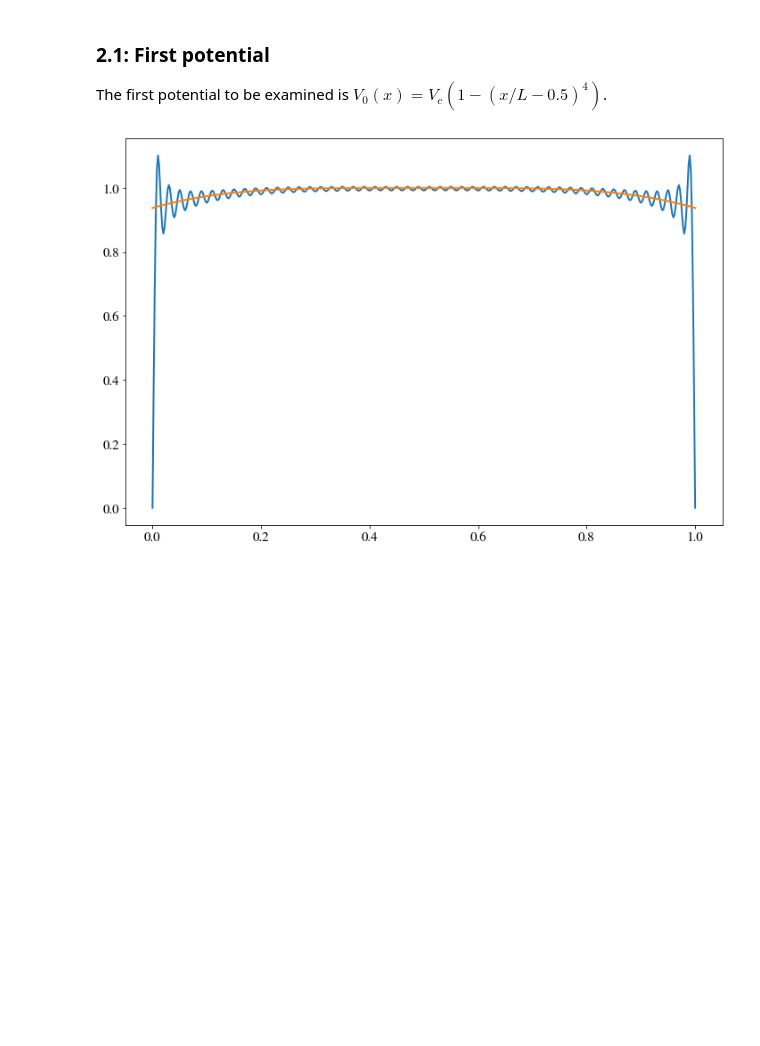
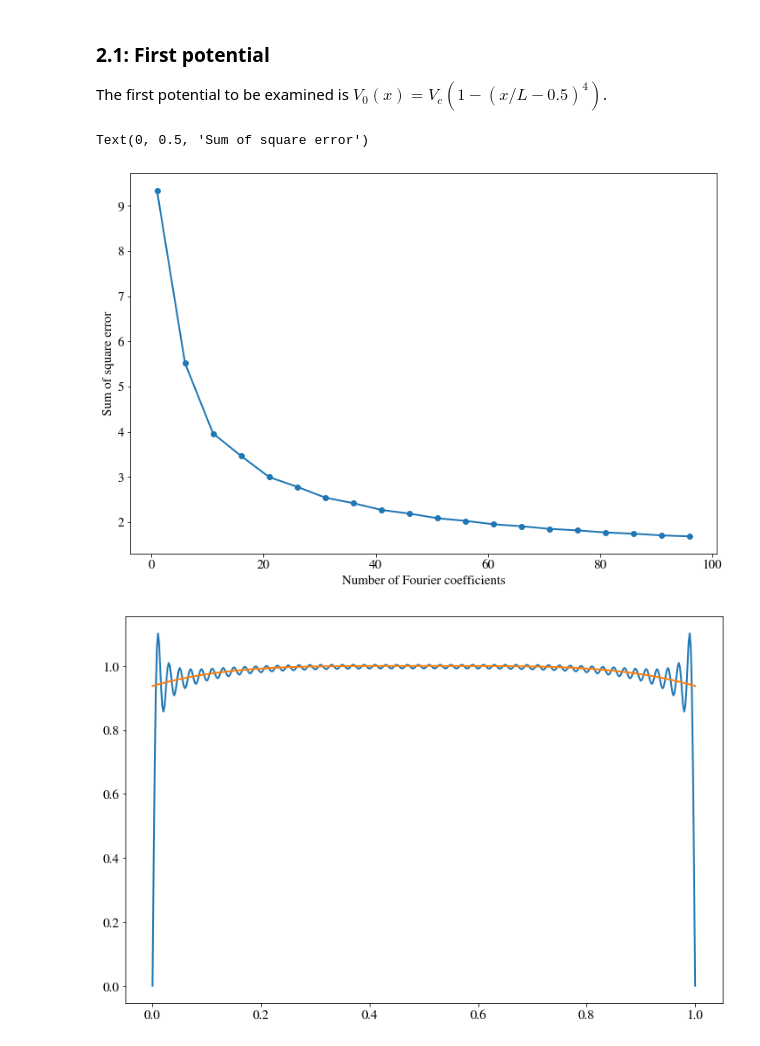
Before and after one commit to sindrelothe/TFY4240, a Jupyter notebook: Project/01-Project_test.ipynb, the cells around one changed output. Drawn from its saved outputs; the diff is of its cells as text; code cells hidden in the pictures; blank space fills up the shorter version.

Commit message:
Added method for calculating convergence error

```diff
--- a/Project/01-Project_test.ipynb
+++ b/Project/01-Project_test.ipynb
@@ -72,7 +72,6 @@ class Potential:
             self.coefficients_array[n-1] = a_next
 # %%
 def calculatePotentialAndEField(numer_of_fourier: int, number_of_points: int, V0_func: Callable[[float], float]) -> List[np.ndarray]:
-
     xi_array: np.ndarray = np.linspace(0, 1, number_of_points)
     lambd_array: np.ndarray = np.linspace(0, 1, number_of_points)
 
@@ -103,6 +102,23 @@ def plotVectorField(vx_matrix: np.ndarray, vy_matrix: np.ndarray, number_of_vect
     if zlabel:
         cbar.set_label(zlabel)
     plt.show()
+
+def findConvergenceErrors(number_of_fourier: int, number_of_points: int, V0_func: Callable[[float], float], step_size: int) -> List[np.ndarray]:
+    xi_array: np.ndarray = np.linspace(0, 1, number_of_points)
+    lambd_array: np.ndarray = np.linspace(0, 1, number_of_points)
+
+    xx, yy = np.meshgrid(xi_array, lambd_array)
+
+    V0_array: np.ndarray = V0_func(xi_array)
+    N_array = np.arange(1, number_of_fourier, step_size)
+    error_array: np.ndarray = np.zeros(N_array.shape[0])
+    for i, n in enumerate(N_array):
+        Pot: Potential = Potential(n)
+        Pot.calculateCoefficients(V0_func, M)
+        V_matrix: np.ndarray = Pot.V(xx, yy)
+        error_array[i] = np.linalg.norm(V_matrix[-1, :] - V0_array)
+
+    return error_array, N_array
 # %% [markdown]
 ## Part 2: Different Potentials
 # %% [markdown]
@@ -117,6 +133,17 @@ def V1(xi: float) -> float:
     return 1 - (xi - 0.5)**4
 
 V_matrix, Ex_matrix, Ey_matrix, xx, yy = calculatePotentialAndEField(N, M, V1)
+# %%
+error_array = findConvergenceErrors(N, M, V1, 5)
+# %%
+N_array = np.arange(1, N, 5)
+
+plt.plot(N_array, error_array, "o-")
+plt.xlabel("Number of Fourier coefficients")
+plt.ylabel("Sum of square error")
+# %% [output]
+Text(0, 0.5, 'Sum of square error')
+[figure, added]
 # %%
 plt.plot(xx[0], V_matrix[-1, :])
 plt.plot(xx[0], V1(xx[0]))
```
